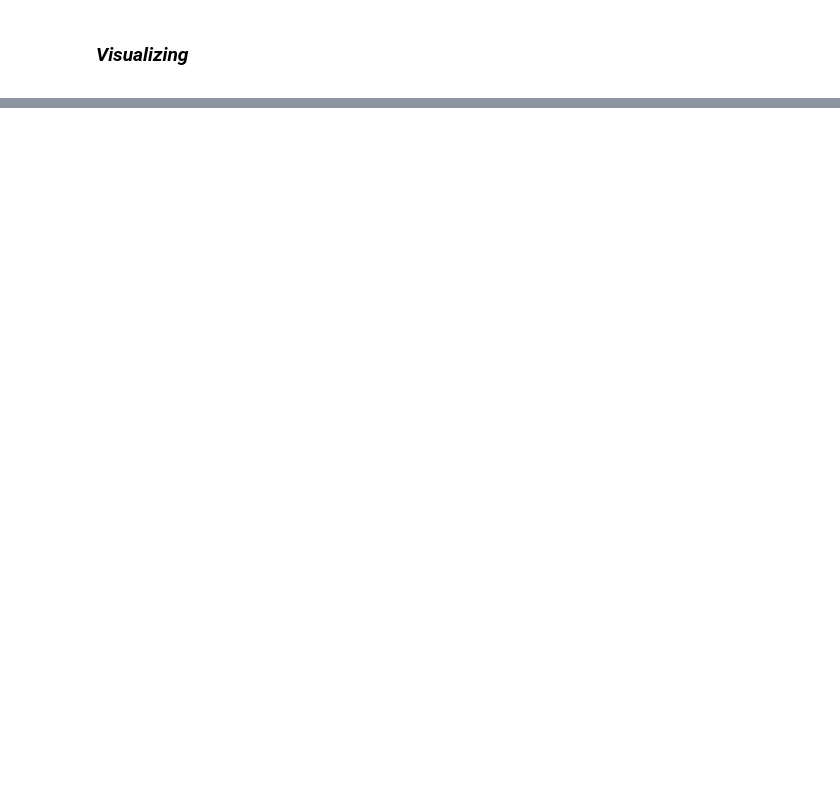
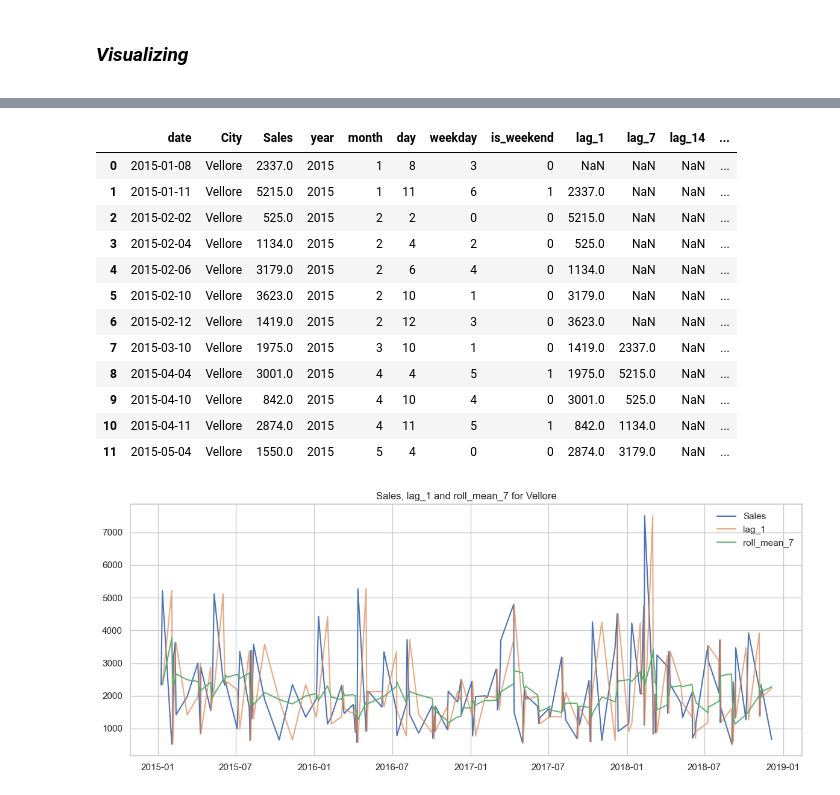
Before and after one commit to Usaid582000/Indian_Grocery_Products_Sales_prediction_Randomforest, a Jupyter notebook: main.ipynb, the cells around one changed output, grey strips where cells are left out. Drawn from its saved outputs; the diff is of its cells as text; code cells hidden in the pictures; blank space fills up the shorter version.

```diff
--- a/main.ipynb
+++ b/main.ipynb
@@ -99,0 +65,4 @@ df
+# %%
+daily = df.groupby(['City', pd.Grouper(key='Orderdate', freq='D')], as_index=False)['Sales'].sum()
+daily = daily.rename(columns={'Orderdate':'date'}).sort_values(['City','date'])
+print("Number of cities:", daily['City'].nunique())
@@ -110,3 +106,24 @@ df = df.dropna()
+# %%
+frames = []
+for city, grp in daily.groupby('City'):
+    f = make_features(grp.copy())
+    f['City'] = city
+    frames.append(f)
+all_df = pd.concat(frames, ignore_index=True)
+all_df = all_df.dropna().reset_index(drop=True)
+
+all_df['city_code'] = all_df['City'].astype('category').cat.codes
+city_mean = all_df.groupby('City')['Sales'].mean().rename('city_mean_sales')
+all_df = all_df.merge(city_mean, on='City', how='left')
+
+feature_cols = [
+    'city_code','city_mean_sales',
+    'year','month','day','weekday','is_weekend',
+    'lag_1','lag_7','lag_14','lag_30',
+    'roll_mean_7','roll_mean_14','roll_mean_30',
+    'sales_diff_1','sales_pct_change_7'
+]
+feature_cols = [c for c in feature_cols if c in all_df.columns]
 # %% [markdown]
 *<h3>Visualizing</h3>*
 # %%
@@ -127,0 +143,28 @@ array([[<Axes: title={'center': 'Sales'}>,
+# %%
+sample_city = daily['City'].value_counts().idxmax()
+sample_df = daily[daily['City']==sample_city].copy()
+feat_sample = make_features(sample_df)
+display(feat_sample.head(12))
+plt.figure(figsize=(12,5))
+plt.plot(feat_sample['date'], feat_sample['Sales'], label='Sales')
+plt.plot(feat_sample['date'], feat_sample['lag_1'], label='lag_1', alpha=0.7)
+plt.plot(feat_sample['date'], feat_sample['roll_mean_7'], label='roll_mean_7', alpha=0.9)
+plt.title(f'Sales, lag_1 and roll_mean_7 for {sample_city}')
+plt.legend()
+plt.tight_layout()
+plt.show()
+# %% [output]
+|  | date | City | Sales | year | month | day | weekday | is_weekend | lag_1 | lag_7 | lag_14 | ... |
+| 0 | 2015-01-08 | Vellore | 2337.0 | 2015 | 1 | 8 | 3 | 0 | NaN | NaN | NaN | ... |
+| 1 | 2015-01-11 | Vellore | 5215.0 | 2015 | 1 | 11 | 6 | 1 | 2337.0 | NaN | NaN | ... |
+| 2 | 2015-02-02 | Vellore | 525.0 | 2015 | 2 | 2 | 0 | 0 | 5215.0 | NaN | NaN | ... |
+| 3 | 2015-02-04 | Vellore | 1134.0 | 2015 | 2 | 4 | 2 | 0 | 525.0 | NaN | NaN | ... |
+| 4 | 2015-02-06 | Vellore | 3179.0 | 2015 | 2 | 6 | 4 | 0 | 1134.0 | NaN | NaN | ... |
+| 5 | 2015-02-10 | Vellore | 3623.0 | 2015 | 2 | 10 | 1 | 0 | 3179.0 | NaN | NaN | ... |
+| 6 | 2015-02-12 | Vellore | 1419.0 | 2015 | 2 | 12 | 3 | 0 | 3623.0 | NaN | NaN | ... |
+| 7 | 2015-03-10 | Vellore | 1975.0 | 2015 | 3 | 10 | 1 | 0 | 1419.0 | 2337.0 | NaN | ... |
+| 8 | 2015-04-04 | Vellore | 3001.0 | 2015 | 4 | 4 | 5 | 1 | 1975.0 | 5215.0 | NaN | ... |
+| 9 | 2015-04-10 | Vellore | 842.0 | 2015 | 4 | 10 | 4 | 0 | 3001.0 | 525.0 | NaN | ... |
+| 10 | 2015-04-11 | Vellore | 2874.0 | 2015 | 4 | 11 | 5 | 1 | 842.0 | 1134.0 | NaN | ... |
+| 11 | 2015-05-04 | Vellore | 1550.0 | 2015 | 5 | 4 | 0 | 0 | 2874.0 | 3179.0 | NaN | ... |
+[figure, added]
```
Also changed, not shown: parts of 43 cells of this notebook, 14 other files.
